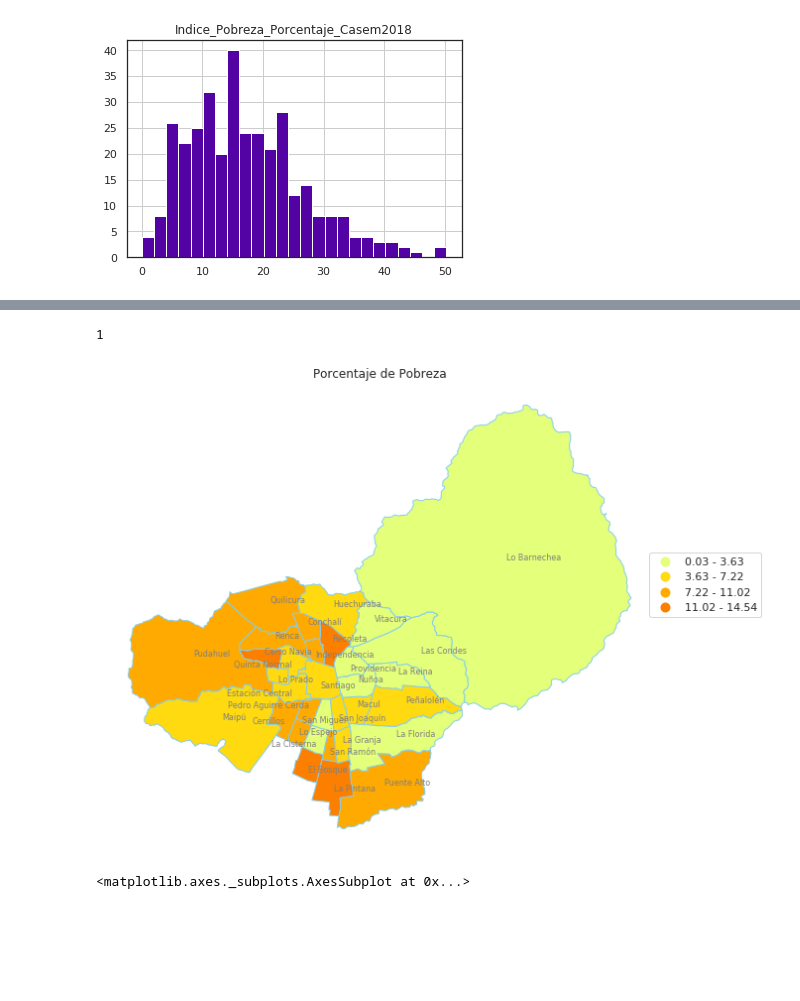
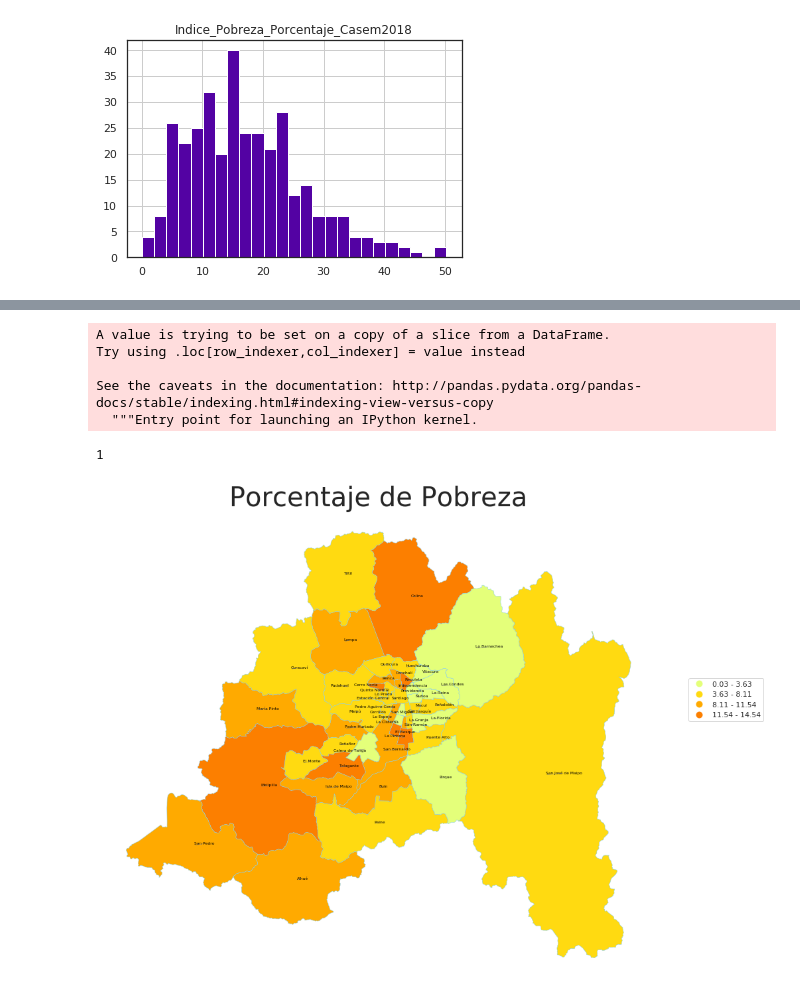
Before and after one commit to jairopinilla/Santiago_desigualdad_python_map, a Jupyter notebook: Visualización Proyecto.ipynb, the cells around one changed output, grey strips where cells are left out. Cells and saved outputs as stored; diff of their text form; code cells hidden in the pictures; blank space fills up the shorter version.

```diff
--- a/Visualización Proyecto.ipynb
+++ b/Visualización Proyecto.ipynb
@@ -15,3 +15,6 @@ from sklearn.preprocessing import normalize
 
 %matplotlib inline
 sns.set(context='notebook', font='Fira Sans', style='white', palette='plasma')
+# %%
+dataProsupuestoMunicipal = pd.read_excel('data/datos_municipales_Disponibilidad_Presupuesto_PerCapita.xls')
+dataProsupuestoMunicipal.head()
@@ -39,6 +49,7 @@ zonas_eod.head(3)
 | 2 | 30 | 63026.084422 | 15 | 8 | 6103 | 6 | 1.448565e+08 | 76355.326122 | Región del Libertador Bernardo O'... | ... |
 # %%
 dataset = pd.merge(zonas_eod, dataPobreza, left_on='cod_comuna',right_on='CODIGO',how='inner')
+dataset = pd.merge(dataset, dataProsupuestoMunicipal, left_on='cod_comuna',right_on='CODIGO',how='inner')
 dataset.head(3)
 # %% [output]
 |  | objectid | shape_leng | dis_elec | cir_sena | cod_comuna | codregion | st_area_sh | st_length_ | Region | ... |
@@ -70,11 +81,11 @@ dataset[dataset['Comuna']=='Puente Alto'].head()
 | 118 | 292 | 48961.65484 | 12 | 7 | 13201 | 13 | 1.269446e+08 | 58874.136921 | Región Metropolitana de Santiago | ... |
 # %%
 codigoRegion=13
-nombreProvincia='Santiago'
+#nombreProvincia='Santiago'
 datasetRegion=dataset[dataset['codregion']==codigoRegion]
-datasetRegion=dataset[dataset['Provincia']==nombreProvincia]
-datasetRegion=[datasetRegion,dataset[dataset['Comuna']=='Puente Alto']]
-datasetRegion=pd.concat(datasetRegion)
+#datasetRegion=dataset[dataset['Provincia']==nombreProvincia]
+#datasetRegion=[datasetRegion,dataset[dataset['Comuna']=='Puente Alto']]
+#datasetRegion=pd.concat(datasetRegion)
 datasetRegion.head(200)
 # %% [output]
 |  | objectid | shape_leng | dis_elec | cir_sena | cod_comuna | codregion | st_area_sh | st_length_ | Region | ... |
@@ -103,3 +126,9 @@ datasetRegion[datasetRegion['Comuna']=='Puente Alto'].head()
 datasetRegion["center"] = datasetRegion["geometry"].centroid
 datasetRegion_points = datasetRegion.copy()
 datasetRegion_points.set_geometry("center", inplace = True)
+# %% [output]
+A value is trying to be set on a copy of a slice from a DataFrame.
+Try using .loc[row_indexer,col_indexer] = value instead
+
+See the caveats in the documentation: http://pandas.pydata.org/pandas-docs/stable/indexing.html#indexing-view-versus-copy
+  """Entry point for launching an IPython kernel.
@@ -113,23 +135,21 @@ ax.set_axis_off()
 # %%
-ax = datasetRegion.plot(figsize=(10, 10), column='Indice_Pobreza_Porcentaje_Casem2018',
-                         cmap='Wistia', legend=True, linewidth=1,
+ax = datasetRegion.plot(figsize=(15, 15), column='Indice_Pobreza_Porcentaje_Casem2018',
+                         cmap='Wistia', legend=True, linewidth=0.5,
                          edgecolor='#87CEEB', scheme='Fisher_Jenks', k=4)
 
-plt.title('Porcentaje de Pobreza')
+plt.title('Porcentaje de Pobreza', fontsize=30)
 leg = ax.get_legend()
 leg.set_bbox_to_anchor((1., 0.45, 0.2, 0.2))
+
+
 ax.set_axis_off()
 
 texts = []
 for x, y, label in zip(datasetRegion_points.geometry.x, datasetRegion_points.geometry.y, datasetRegion_points["Comuna"]):
-    texts.append(plt.text(x, y, label, fontsize = 8,color='grey'))
+    texts.append(plt.text(x, y, label, fontsize = 6,color='black'))
 
-#aT.adjust_text(texts, force_points=0.3, force_text=0.5, expand_points=(0,1), expand_text=(0,0), arrowprops=dict(arrowstyle="-", color='white', lw=0.5))
-aT.adjust_text(texts, force_points=0.3, force_text=0.5, expand_points=(0,1), expand_text=(0,0))
+aT.adjust_text(texts, force_points=0.3, force_text=0.5, expand_points=(0,1), expand_text=(0,0), arrowprops=dict(arrowstyle="-", color='grey', lw=0.5))
+#aT.adjust_text(texts, force_points=0.3, force_text=0.5, expand_points=(0,1), expand_text=(0,0))
 # %% [output]
 1
-[figure, old version]
+[figure, new version]
-# %%
-zonas_eod.plot(figsize=(300, 300), color='#efefef', edgecolor='#abacab', linewidth=0.5)
-# %% [output]
-<matplotlib.axes._subplots.AxesSubplot at 0x...>
```
Also changed, not shown: parts of 7 cells of this notebook, 1 other file.
